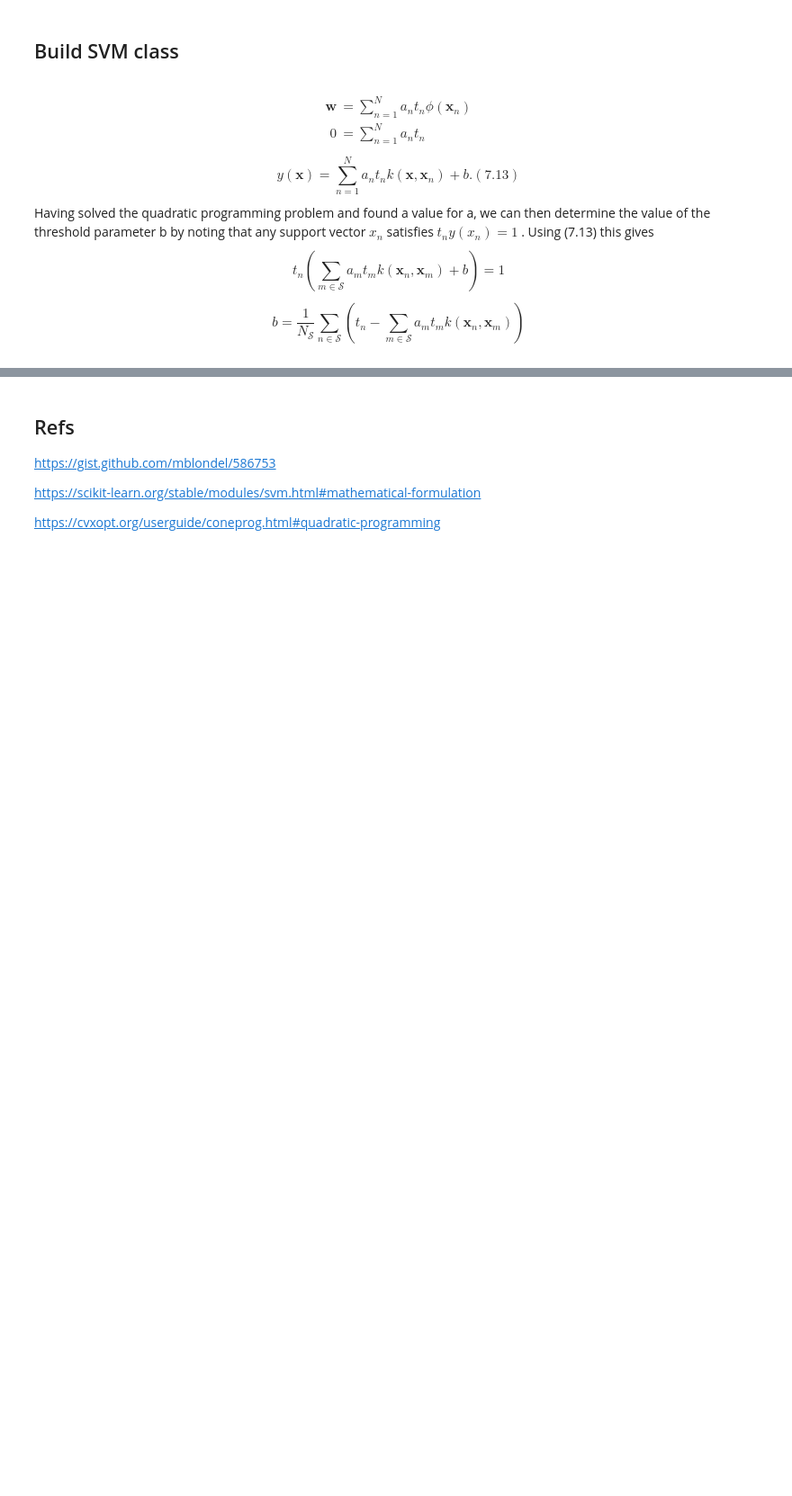
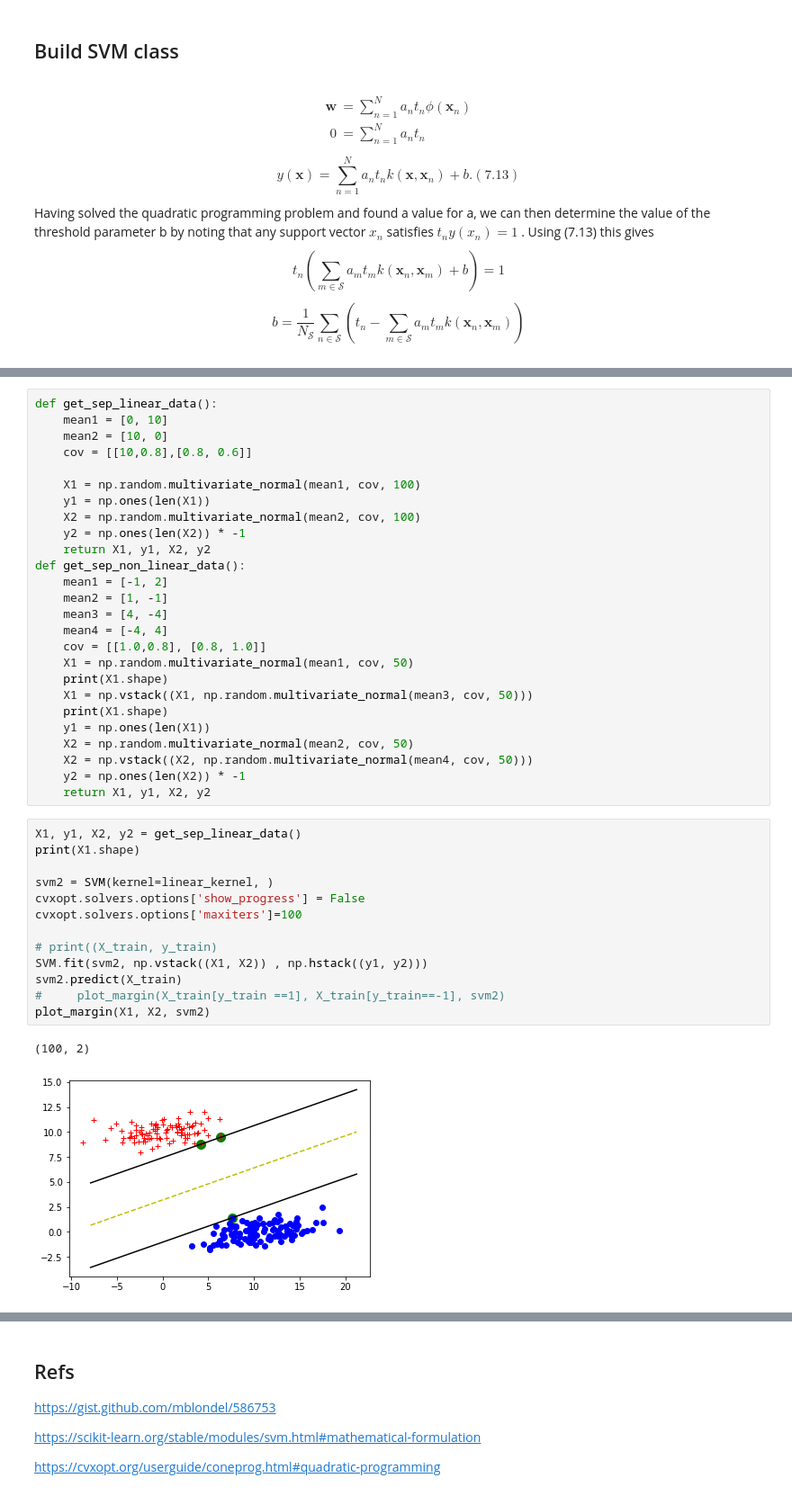
Before and after one commit to Pronton2001/ML_from_scratch.github.io, a Jupyter notebook: SVM2.ipynb, the cells around one changed output, grey strips where cells are left out. Shown at 90% size. Cells and saved outputs as stored; diff of their text form; blank space fills up the shorter version.

```diff
--- a/SVM2.ipynb
+++ b/SVM2.ipynb
@@ -256,0 +259,42 @@ print(h)
+# %%
+def get_sep_linear_data():
+    mean1 = [0, 10]
+    mean2 = [10, 0]
+    cov = [[10,0.8],[0.8, 0.6]]
+
+    X1 = np.random.multivariate_normal(mean1, cov, 100)
+    y1 = np.ones(len(X1))
+    X2 = np.random.multivariate_normal(mean2, cov, 100)
+    y2 = np.ones(len(X2)) * -1
+    return X1, y1, X2, y2
+def get_sep_non_linear_data():
+    mean1 = [-1, 2]
+    mean2 = [1, -1]
+    mean3 = [4, -4]
+    mean4 = [-4, 4]
+    cov = [[1.0,0.8], [0.8, 1.0]]
+    X1 = np.random.multivariate_normal(mean1, cov, 50)
+    print(X1.shape)
+    X1 = np.vstack((X1, np.random.multivariate_normal(mean3, cov, 50)))
+    print(X1.shape)
+    y1 = np.ones(len(X1))
+    X2 = np.random.multivariate_normal(mean2, cov, 50)
+    X2 = np.vstack((X2, np.random.multivariate_normal(mean4, cov, 50)))
+    y2 = np.ones(len(X2)) * -1
+    return X1, y1, X2, y2
+# %%
+X1, y1, X2, y2 = get_sep_linear_data()
+print(X1.shape)
+
+svm2 = SVM(kernel=linear_kernel, )
+cvxopt.solvers.options['show_progress'] = False
+cvxopt.solvers.options['maxiters']=100
+
+# print((X_train, y_train)
+SVM.fit(svm2, np.vstack((X1, X2)) , np.hstack((y1, y2)))
+svm2.predict(X_train)
+#     plot_margin(X_train[y_train ==1], X_train[y_train==-1], svm2)
+plot_margin(X1, X2, svm2)
+# %% [output]
+(100, 2)
+[figure, added]
```
Also changed, not shown: parts of 8 cells of this notebook, 1 other file.
